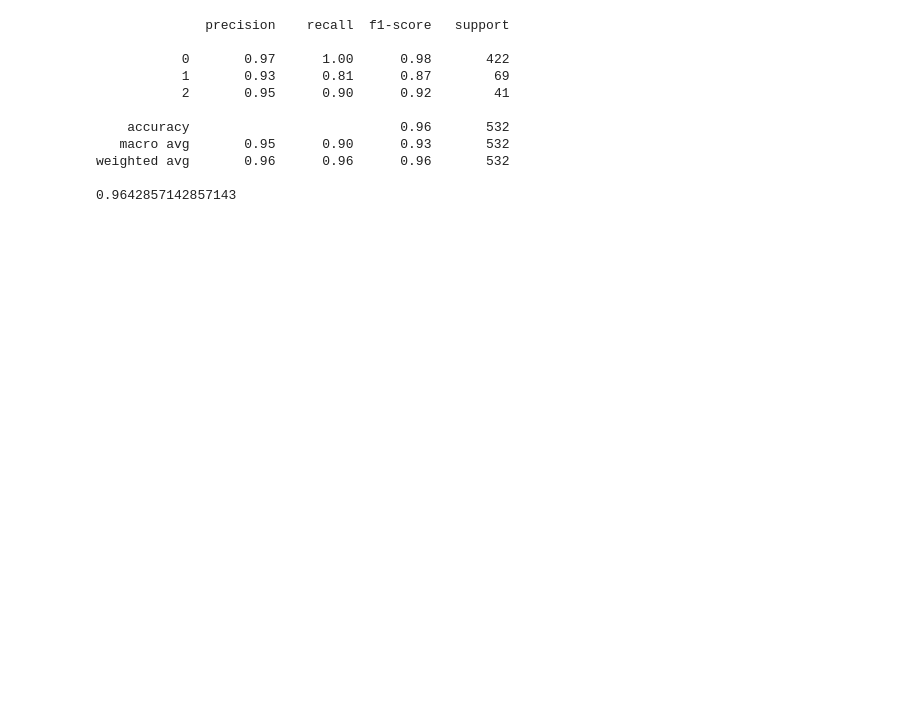
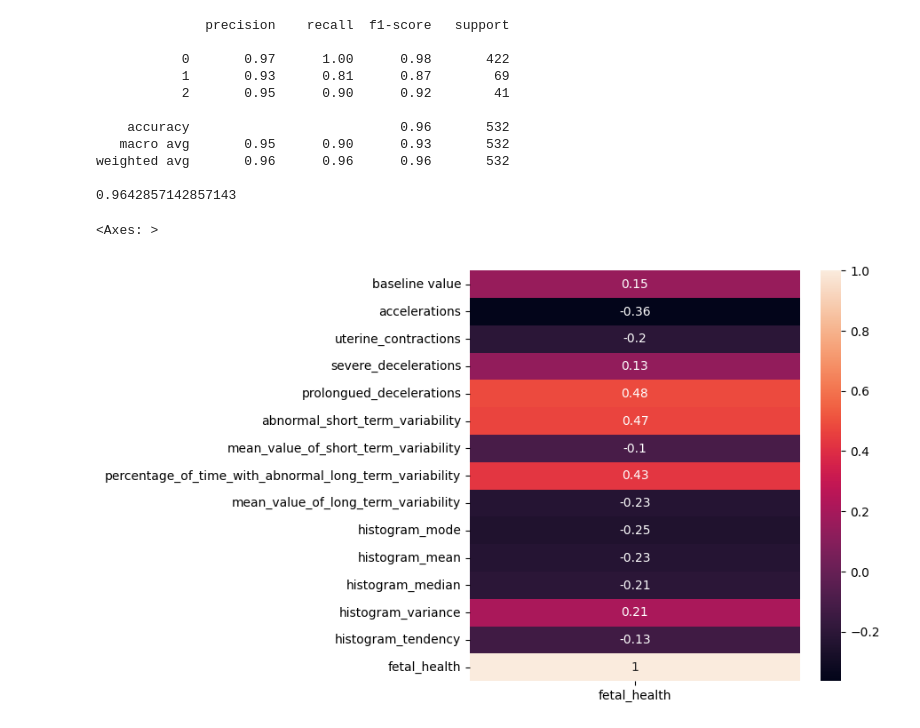
Before and after one commit to Ausii/CIS4496-Lab1, a Jupyter notebook: cis-4496-lab-1.ipynb, the cells around one changed output. Cells and saved outputs as stored; diff of their text form; code cells hidden in the pictures; blank space fills up the shorter version.

```diff
--- a/cis-4496-lab-1.ipynb
+++ b/cis-4496-lab-1.ipynb
@@ -130,3 +106,13 @@ print(accuracy_score(y_test, y_pred_xgb))
 weighted avg       0.96      0.96      0.96       532
 
 0.9642857142857143
+# %%
+plt.figure(figsize=(6,6))
+dfcorr = df.corr()
+dfcorr = dfcorr[np.absolute(dfcorr) > 0.1]
+dfcorrt = pd.DataFrame(dfcorr['fetal_health'])
+dfcorrt.dropna(axis='index', inplace=True)
+sns.heatmap(dfcorrt,cbar=True,annot=True)
+# %% [output]
+<Axes: >
+[figure, added]
```
Also changed, not shown: parts of 4 cells of this notebook.
